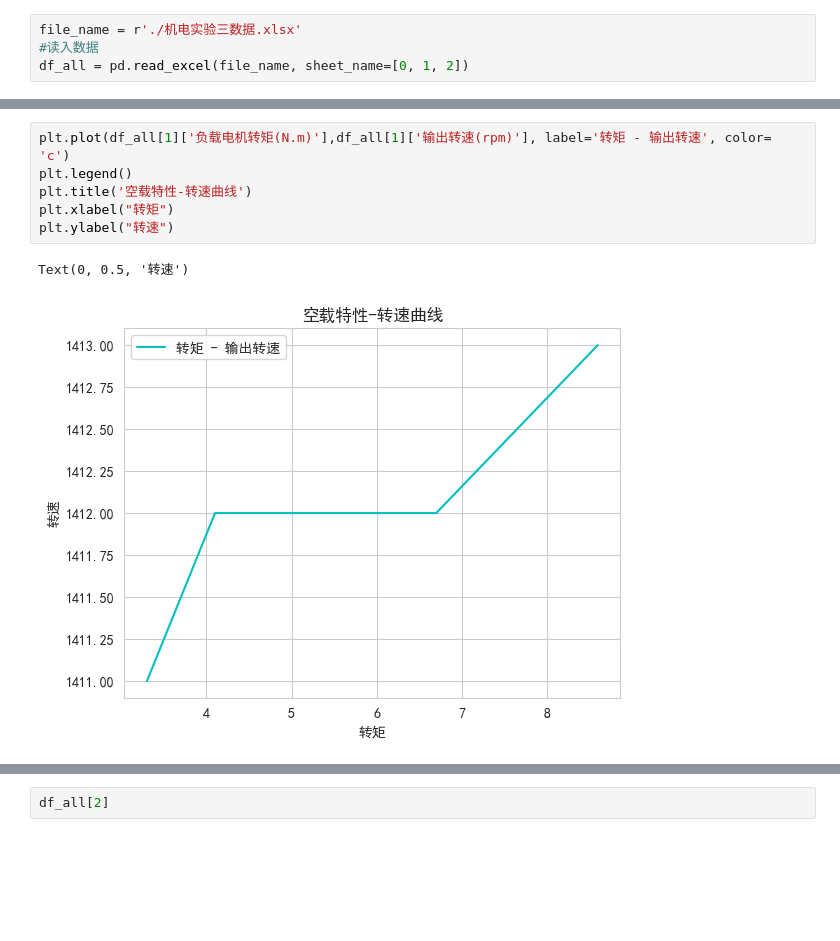
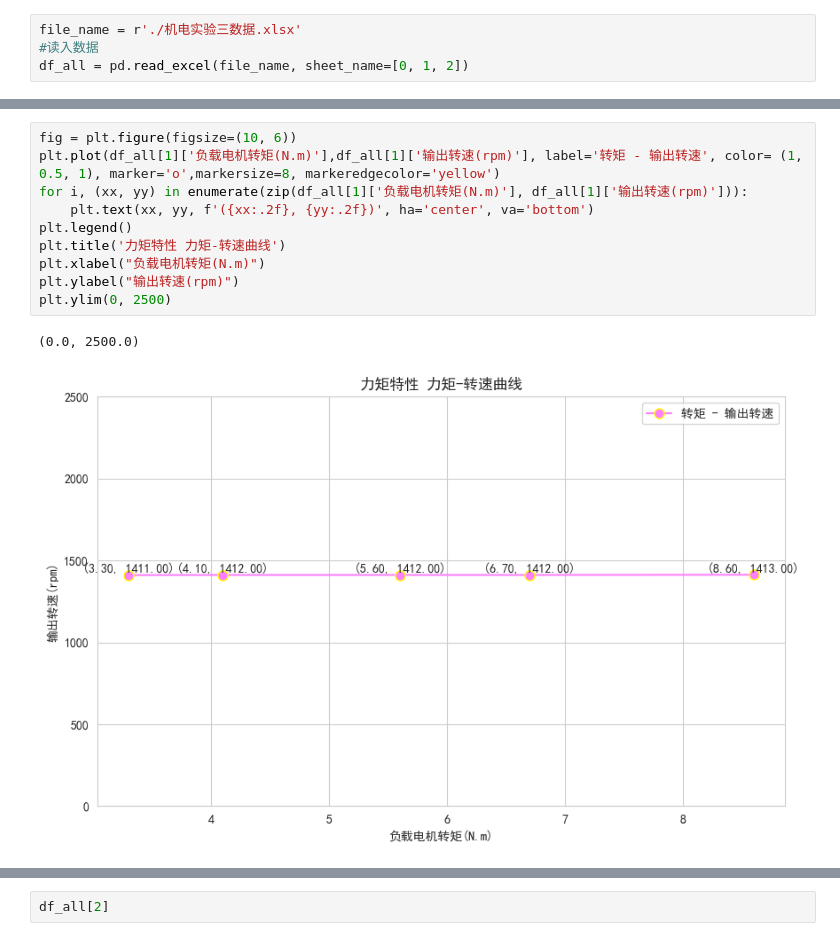
Before and after one commit to zenglisztu/electromechanical-lab, a Jupyter notebook: lab_3.ipynb, the cells around one changed output, grey strips where cells are left out. Saved outputs shown, nothing was run; the diff lists cells and outputs as text; blank space fills up the shorter version.

```diff
--- a/lab_3.ipynb
+++ b/lab_3.ipynb
@@ -56,12 +63,16 @@ df_all[1]
 | 2 | 1411.5 | 5.6 | 1412 | 5.70 | 0.843 | 47.11 | 338 | 1.67 | 0.8 |
 | 3 | 1411.5 | 6.7 | 1412 | 6.81 | 1.007 | 47.12 | 342 | 1.99 | 1.0 |
 | 4 | 1411.5 | 8.6 | 1413 | 8.91 | 1.318 | 47.14 | 347 | 2.56 | 1.3 |
-# %%
-plt.plot(df_all[1]['负载电机转矩(N.m)'],df_all[1]['输出转速(rpm)'], label='转矩 - 输出转速', color= 'c')
-plt.legend()
-plt.title('空载特性-转速曲线')
-plt.xlabel("转矩")
-plt.ylabel("转速")
-# %% [output]
-Text(0, 0.5, '转速')
-[figure, removed]
+# %%
+fig = plt.figure(figsize=(10, 6))
+plt.plot(df_all[1]['负载电机转矩(N.m)'],df_all[1]['输出转速(rpm)'], label='转矩 - 输出转速', color= (1, 0.5, 1), marker='o',markersize=8, markeredgecolor='yellow')
+for i, (xx, yy) in enumerate(zip(df_all[1]['负载电机转矩(N.m)'], df_all[1]['输出转速(rpm)'])):
+    plt.text(xx, yy, f'({xx:.2f}, {yy:.2f})', ha='center', va='bottom')
+plt.legend()
+plt.title('力矩特性 力矩-转速曲线')
+plt.xlabel("负载电机转矩(N.m)")
+plt.ylabel("输出转速(rpm)")
+plt.ylim(0, 2500)
+# %% [output]
+(0.0, 2500.0)
+[figure, added]
```
Also changed, not shown: parts of 8 cells of this notebook, 2 other files.
